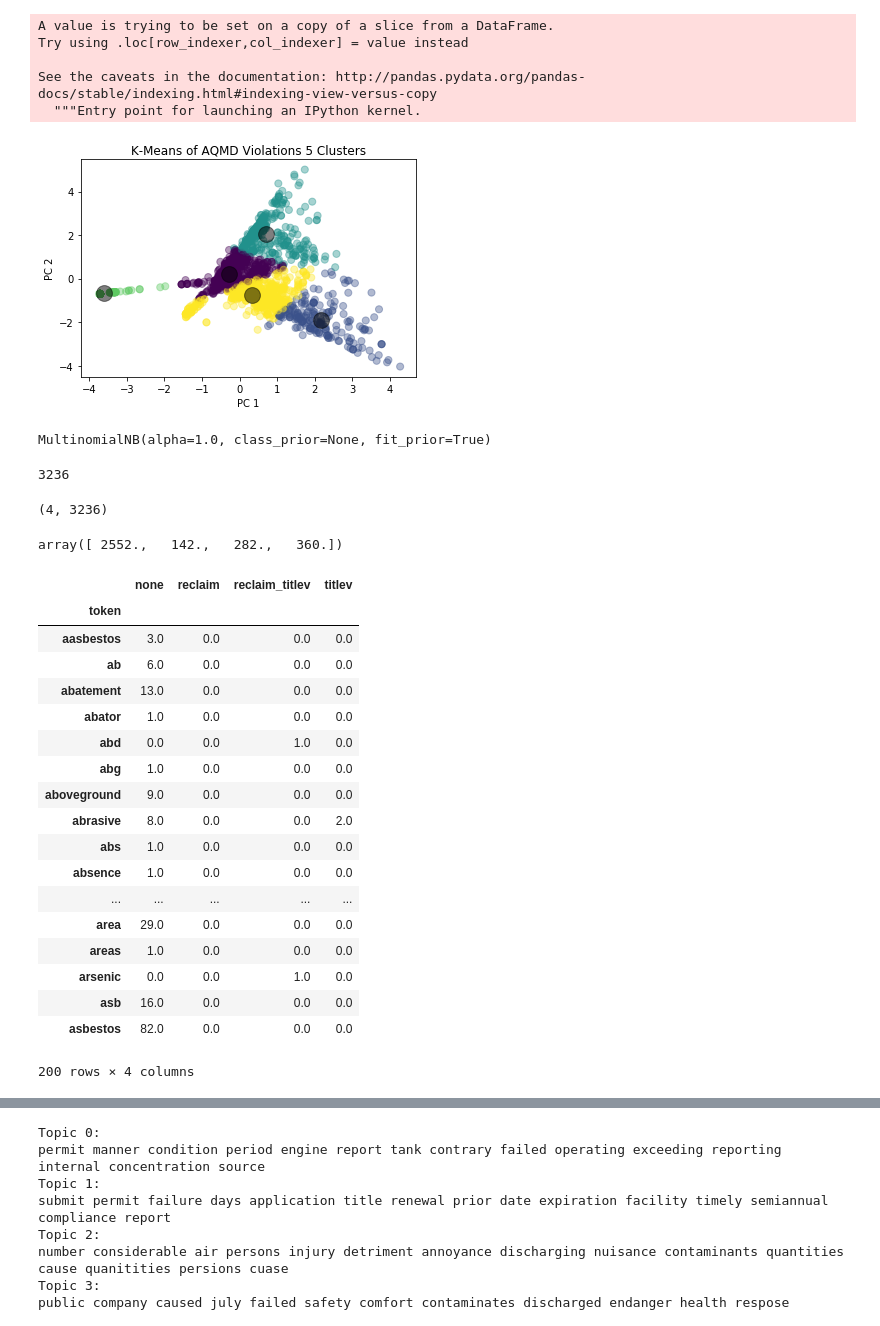
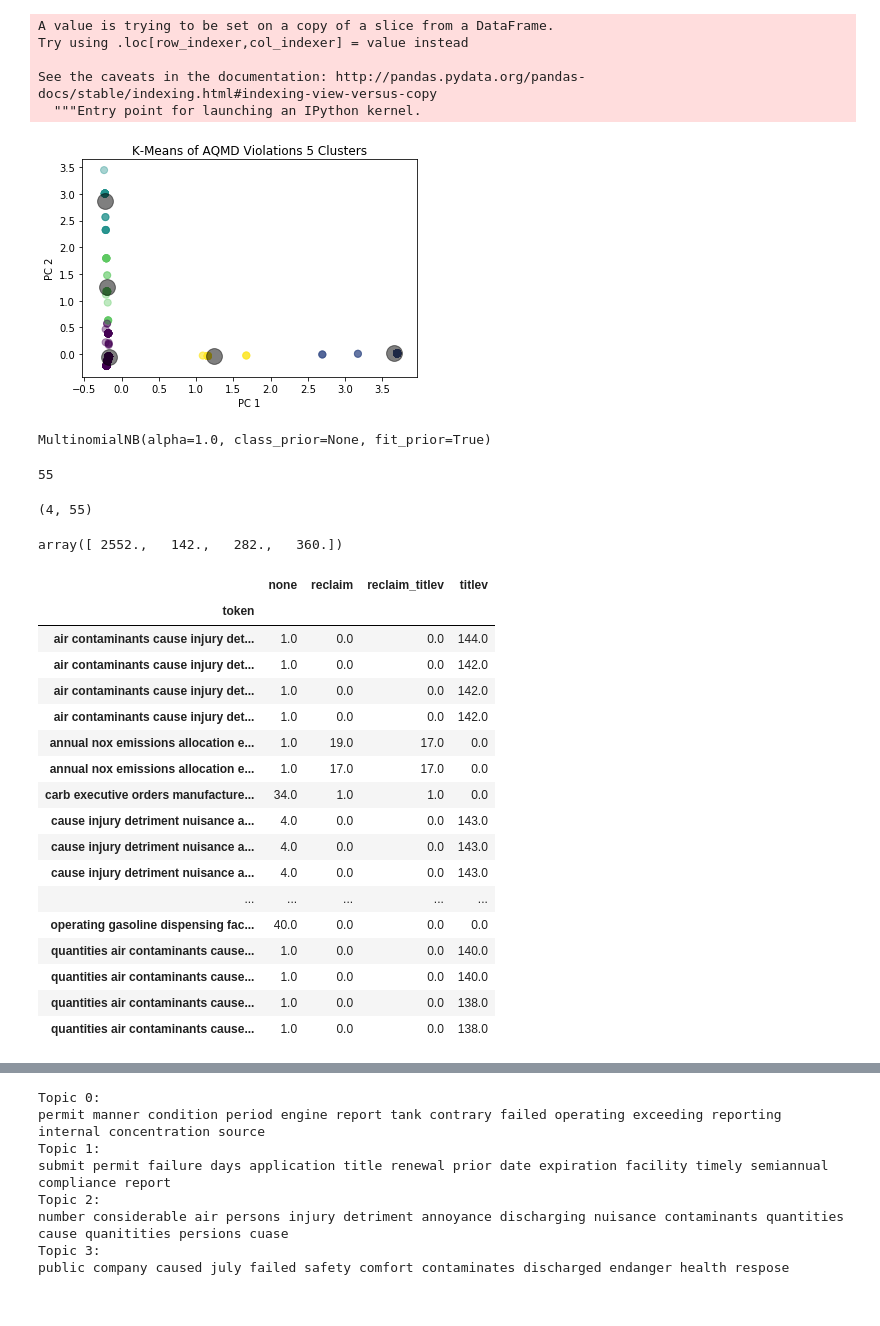
Before and after one commit to grantaguinaldo/AQMD_violation_classification, a Jupyter notebook: aqmd_violations.ipynb, the cells around one changed output, grey strips where cells are left out. Cells and saved outputs as stored; diff of their text form; code cells hidden in the pictures.

```diff
--- a/aqmd_violations.ipynb
+++ b/aqmd_violations.ipynb
@@ -524,9 +504,7 @@ Name: violation_data, Length: 3336, dtype: object
 # %%
 min_df = 0.01
 max_df = 0.90
-ngram_range = 2
-
-vect = CountVectorizer(stop_words='english', min_df=min_df, max_df=max_df, ngram_range=(0,2))
+vect = CountVectorizer(stop_words='english', min_df=min_df, max_df=max_df, ngram_range=(7,8))
 # %%
 X = df_all['violation_data']
 y = df_all['type']
@@ -608,12 +585,16 @@ plt.xlabel('PC 1')
 plt.ylabel('PC 2')
 plt.show()
 # %% [output]
-[figure, old version]
+[figure, new version]
 # %%
 from sklearn.naive_bayes import MultinomialNB
 nb = MultinomialNB()
 X = df_all['violation_data']
 y = df_all['type']
+
+min_df = 0.01
+max_df = 0.90
+vect = CountVectorizer(stop_words='english', min_df=min_df, max_df=max_df, ngram_range=(5,8))
 X_dtm = vect.fit_transform(X)
 # %%
 nb.fit(X_dtm, y)
@@ -623,11 +604,11 @@ MultinomialNB(alpha=1.0, class_prior=None, fit_prior=True)
 X_tokens = vect.get_feature_names()
 len(X_tokens)
 # %% [output]
-3236
+55
 # %%
 nb.feature_count_.shape
 # %% [output]
-(4, 3236)
+(4, 55)
 # %%
 nb.class_count_
 # %% [output]
@@ -644,27 +625,26 @@ tokens = pd.DataFrame({'token': X_tokens,
                        'reclaim_titlev': reclaim_titlev_count,
                        'titlev': titlev_count}).set_index('token')
 # %%
-tokens.iloc[:200]
+tokens
 # %% [output]
 |  | none | reclaim | reclaim_titlev | titlev |
 | token |  |  |  |  |
-| aasbestos | 3.0 | 0.0 | 0.0 | 0.0 |
-| ab | 6.0 | 0.0 | 0.0 | 0.0 |
-| abatement | 13.0 | 0.0 | 0.0 | 0.0 |
-| abator | 1.0 | 0.0 | 0.0 | 0.0 |
-| abd | 0.0 | 0.0 | 1.0 | 0.0 |
-| abg | 1.0 | 0.0 | 0.0 | 0.0 |
-| aboveground | 9.0 | 0.0 | 0.0 | 0.0 |
-| abrasive | 8.0 | 0.0 | 0.0 | 2.0 |
-| abs | 1.0 | 0.0 | 0.0 | 0.0 |
-| absence | 1.0 | 0.0 | 0.0 | 0.0 |
+| air contaminants cause injury det... | 1.0 | 0.0 | 0.0 | 144.0 |
+| air contaminants cause injury det... | 1.0 | 0.0 | 0.0 | 142.0 |
+| air contaminants cause injury det... | 1.0 | 0.0 | 0.0 | 142.0 |
+| air contaminants cause injury det... | 1.0 | 0.0 | 0.0 | 142.0 |
+| annual nox emissions allocation e... | 1.0 | 19.0 | 17.0 | 0.0 |
+| annual nox emissions allocation e... | 1.0 | 17.0 | 17.0 | 0.0 |
+| carb executive orders manufacture... | 34.0 | 1.0 | 1.0 | 0.0 |
+| cause injury detriment nuisance a... | 4.0 | 0.0 | 0.0 | 143.0 |
+| cause injury detriment nuisance a... | 4.0 | 0.0 | 0.0 | 143.0 |
+| cause injury detriment nuisance a... | 4.0 | 0.0 | 0.0 | 143.0 |
 | ... | ... | ... | ... | ... |
-| area | 29.0 | 0.0 | 0.0 | 0.0 |
-| areas | 1.0 | 0.0 | 0.0 | 0.0 |
-| arsenic | 0.0 | 0.0 | 1.0 | 0.0 |
-| asb | 16.0 | 0.0 | 0.0 | 0.0 |
-| asbestos | 82.0 | 0.0 | 0.0 | 0.0 |
+| operating gasoline dispensing fac... | 40.0 | 0.0 | 0.0 | 0.0 |
+| quantities air contaminants cause... | 1.0 | 0.0 | 0.0 | 140.0 |
+| quantities air contaminants cause... | 1.0 | 0.0 | 0.0 | 140.0 |
+| quantities air contaminants cause... | 1.0 | 0.0 | 0.0 | 138.0 |
+| quantities air contaminants cause... | 1.0 | 0.0 | 0.0 | 138.0 |
-200 rows × 4 columns
 # %%
 # Need to determine the similarity of each coprus (r, t, rt n) to see if there is a difference between each dataset
 #Possible to calculate the dot product between to vectors and see what is the angle bewteen then.
```
Also changed, not shown: parts of 15 cells of this notebook.
